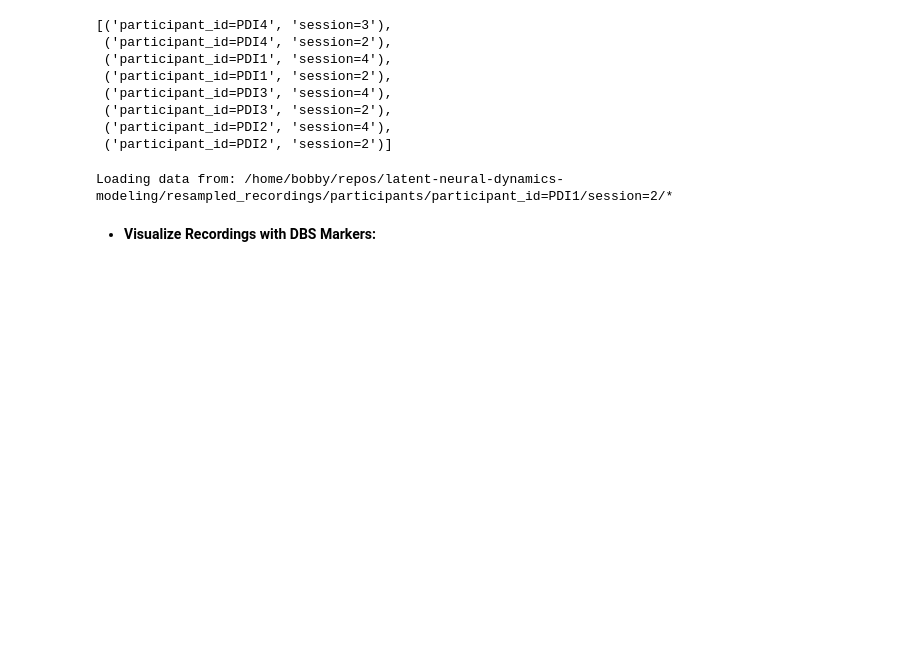
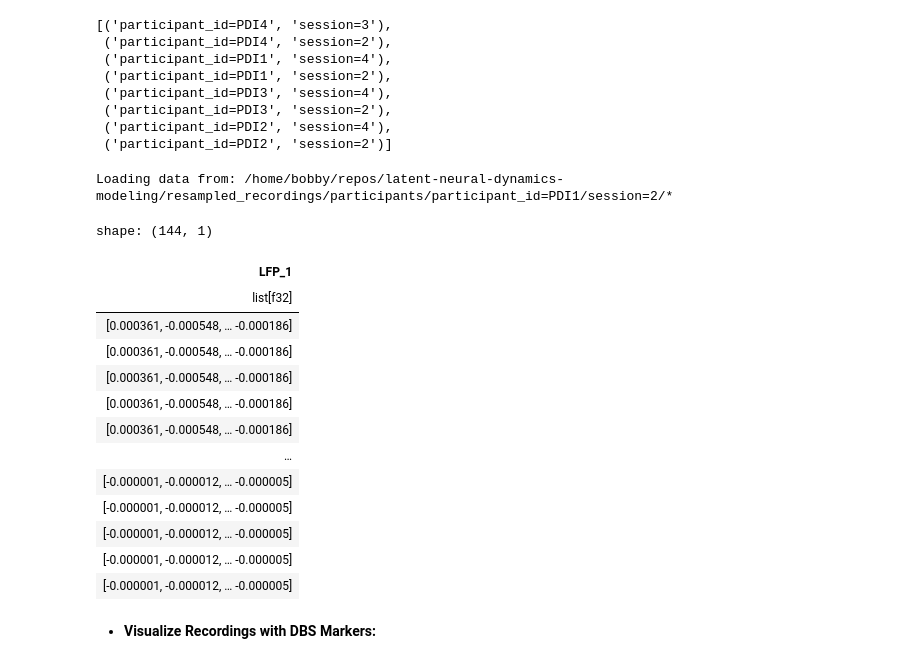
Before and after one commit to mirklys/latent-neural-dynamics-modeling, a Jupyter notebook: notebooks/data_analysis/exploratory_data_analysis.ipynb, the cells around one changed output. Saved outputs shown, nothing was run; the diff lists cells and outputs as text; code cells hidden in the pictures; blank space fills up the shorter version.

```diff
--- a/notebooks/data_analysis/exploratory_data_analysis.ipynb
+++ b/notebooks/data_analysis/exploratory_data_analysis.ipynb
@@ -43,6 +43,23 @@ session_id = "session=2"
 participants = load_participant_session_data(participant_id, session_id)
 # %% [output]
 Loading data from: /home/bobby/repos/latent-neural-dynamics-modeling/resampled_recordings/participants/participant_id=PDI1/session=2/*
+# %%
+participants.select(pl.col("LFP_1"))
+# %% [output]
+shape: (144, 1)
+| LFP_1 |
+| list[f32] |
+| [0.000361, -0.000548, … -0.000186] |
+| [0.000361, -0.000548, … -0.000186] |
+| [0.000361, -0.000548, … -0.000186] |
+| [0.000361, -0.000548, … -0.000186] |
+| [0.000361, -0.000548, … -0.000186] |
+| … |
+| [-0.000001, -0.000012, … -0.000005] |
+| [-0.000001, -0.000012, … -0.000005] |
+| [-0.000001, -0.000012, … -0.000005] |
+| [-0.000001, -0.000012, … -0.000005] |
+| [-0.000001, -0.000012, … -0.000005] |
 # %%
 from utils.polars import get_trial
 # %%
```
Also changed, not shown: parts of 14 cells of this notebook, 3 other files.
